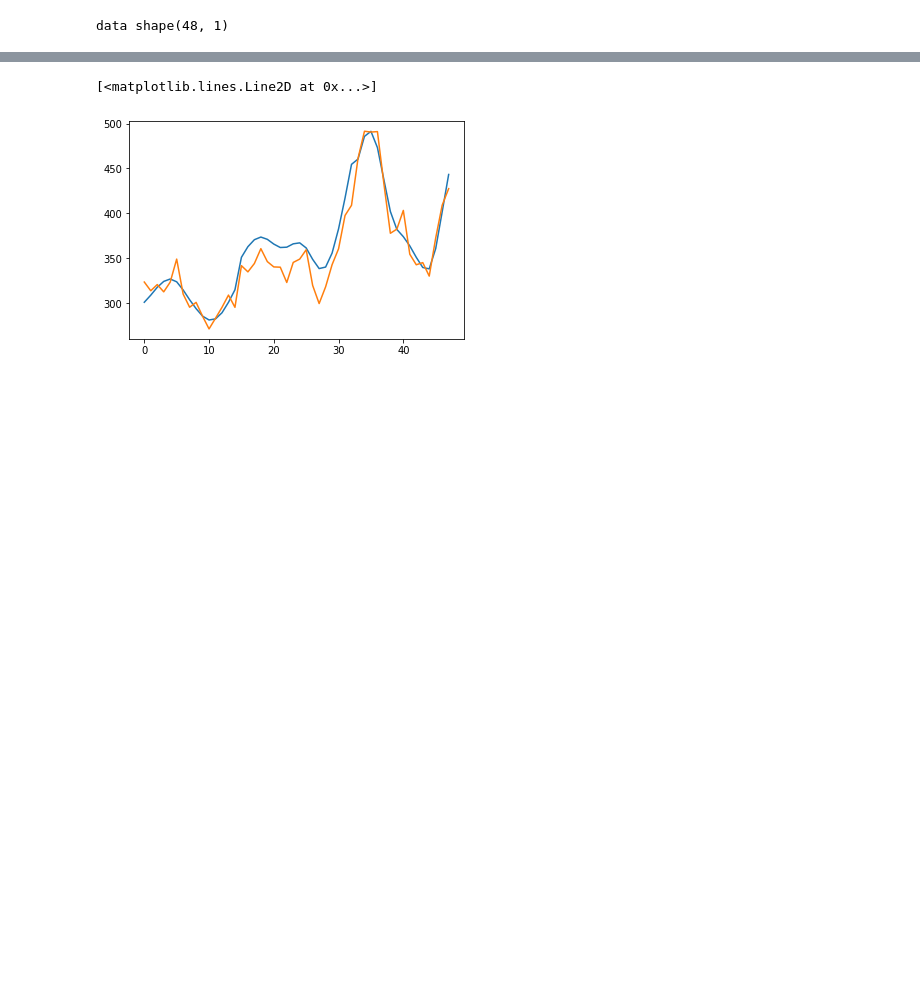
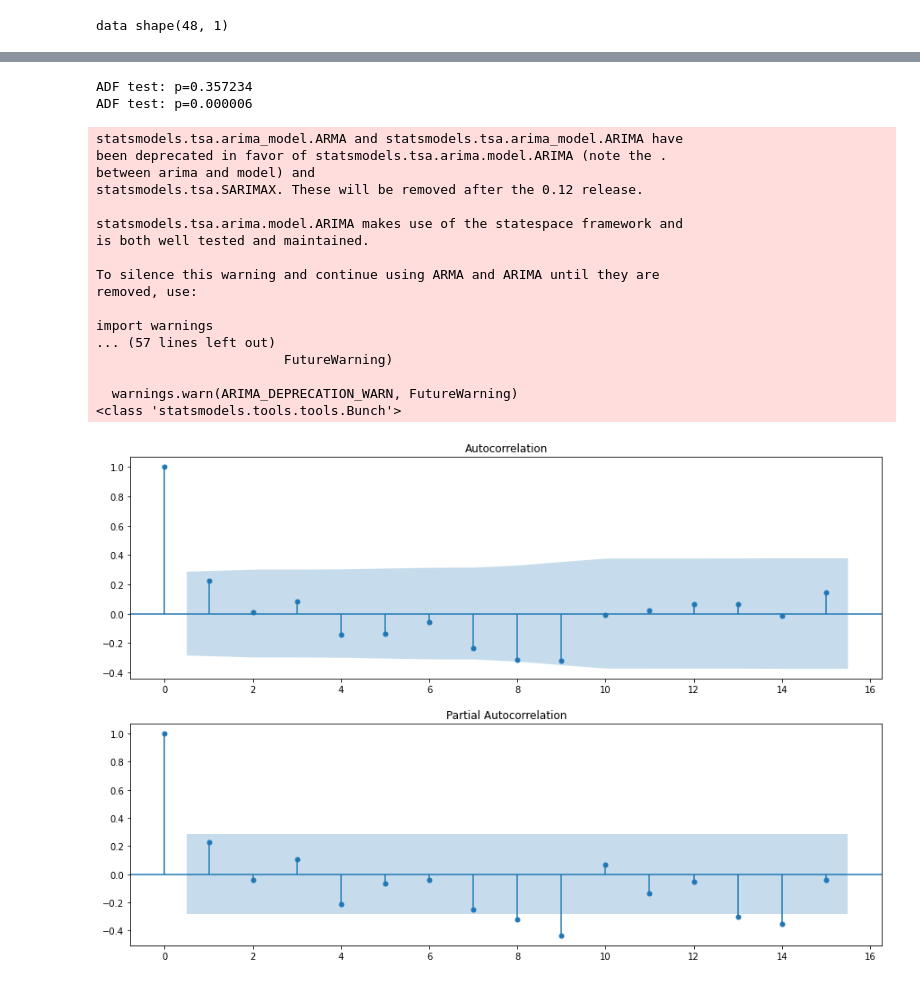
Before and after one commit to Dranikf/multivariate_statistical_analysis, a Jupyter notebook: ysrs2 ssa/main.ipynb, the cells around one changed output, grey strips where cells are left out. Saved outputs shown, nothing was run; the diff lists cells and outputs as text; code cells hidden in the pictures; blank space fills up the shorter version.

```diff
--- a/ysrs2 ssa/main.ipynb
+++ b/ysrs2 ssa/main.ipynb
@@ -49,6 +46,36 @@ print(new_data)
-# %%
-plt.plot(new_data)
-plt.plot(data['y'])
-# %% [output]
-[<matplotlib.lines.Line2D at 0x...>]
-[figure, removed]
+# %%
+# building arima model using input data
+# stationarity test
+print("ADF test: p=%f" % sm.tsa.stattools.adfuller(data['y'])[1])
+data['diff1'] = data['y'] - data['y'].shift(1)
+print("ADF test: p=%f" % sm.tsa.stattools.adfuller(data['diff1'][1:])[1])
+# %% [output]
+ADF test: p=0.357234
+ADF test: p=0.000006
+# %%
+fig = plt.figure(figsize = [15, 10])
+ax = plt.subplot('211')
+a = sm.graphics.tsa.plot_acf(data['diff1'][1:], lags=15, ax = ax)
+
+ax = plt.subplot('212')
+a = sm.graphics.tsa.plot_pacf(data['diff1'][1:], lags=15, ax = ax)
+plt.savefig("pictures/correlogramm_diff1.png")
+# %% [output]
+statsmodels.tsa.arima_model.ARMA and statsmodels.tsa.arima_model.ARIMA have
+been deprecated in favor of statsmodels.tsa.arima.model.ARIMA (note the .
+between arima and model) and
+statsmodels.tsa.SARIMAX. These will be removed after the 0.12 release.
+
+statsmodels.tsa.arima.model.ARIMA makes use of the statespace framework and
+is both well tested and maintained.
+
+To silence this warning and continue using ARMA and ARIMA until they are
+removed, use:
+
+import warnings
+... (57 lines left out)
+                        FutureWarning)
+
+  warnings.warn(ARIMA_DEPRECATION_WARN, FutureWarning)
+<class 'statsmodels.tools.tools.Bunch'>
+[figure, added]
```
Also changed, not shown: parts of 7 cells of this notebook, 10 other files.
